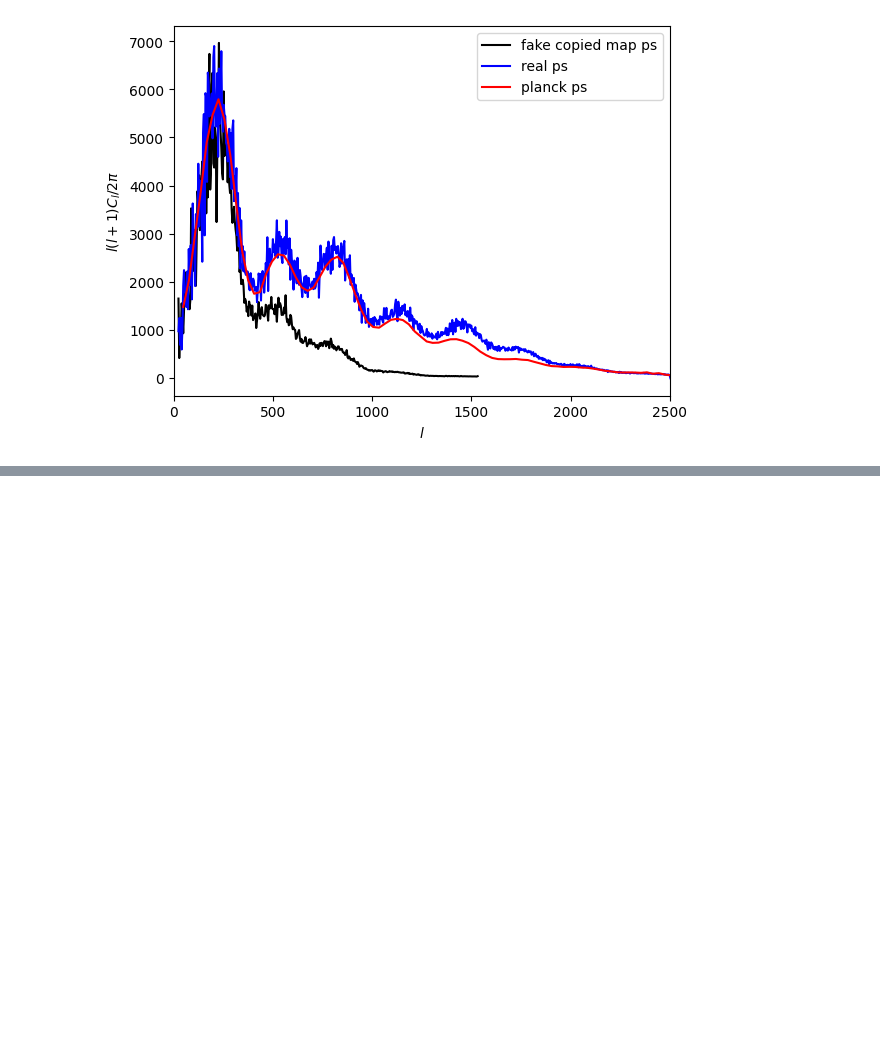
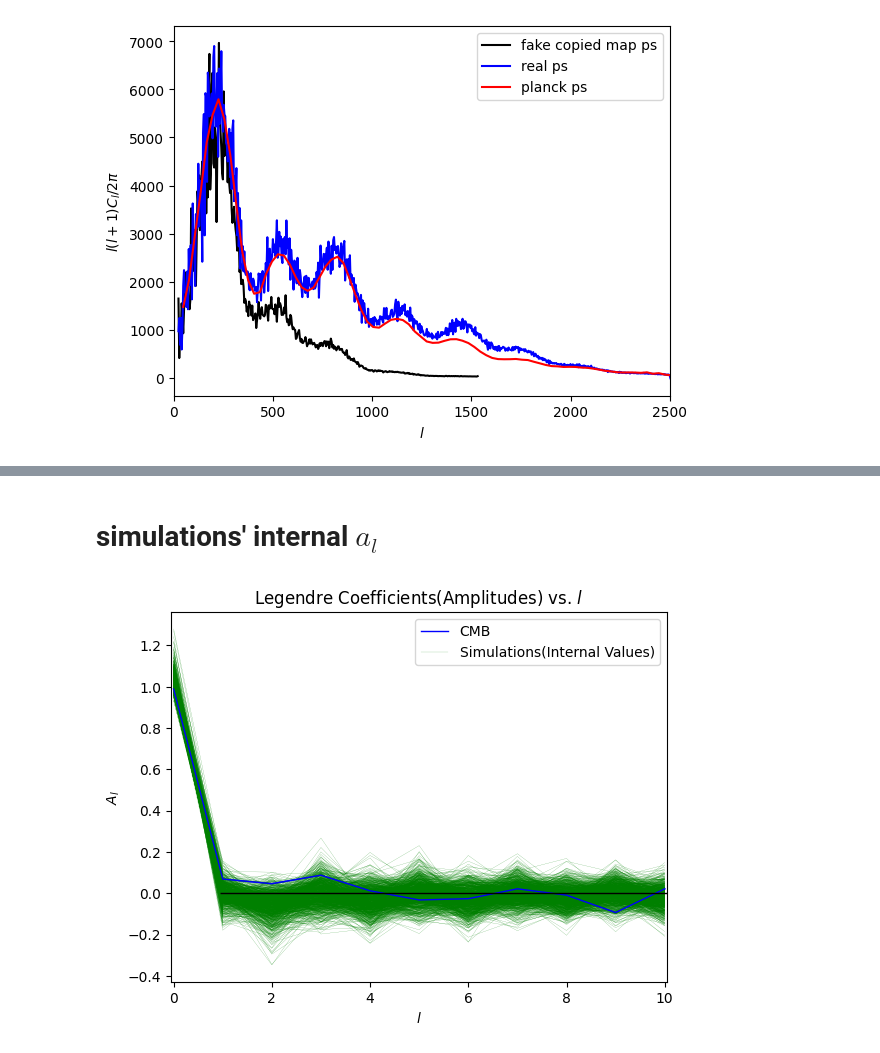
Before and after one commit to jamshidi3d/cmb_anomaly_detection, a Jupyter notebook: plotting.ipynb, the cells around one changed output, grey strips where cells are left out. Cells and saved outputs as stored; diff of their text form; code cells hidden in the pictures; blank space fills up the shorter version.

Commit message:
bulk renaming & sims internal a_l

```diff
--- a/plotting.ipynb
+++ b/plotting.ipynb
@@ -64,0 +74,44 @@ ax.legend(['', 'sims mod_full', 'sims mod_less','cmb'])
+# %% [markdown]
+# simulations' internal $a_l$
+# %%
+import numpy as np
+import matplotlib as mpl, matplotlib.pyplot as plt
+import os
+
+cmb_a_l     = np.loadtxt('./output/cmb_a_l.txt')
+sims_a_l    = np.loadtxt('./output/sims_internal_a_l.txt')
+max_l       = len(cmb_a_l) - 1
+
+fig, ax     = plt.subplots()
+
+avg_sims_result = np.mean(sims_a_l, axis=0)[1:]
+std_sims_result = np.std(sims_a_l, axis=0)[1:]
+l_coeff         = np.arange(max_l + 1)#[1:]
+
+# cmb with errorbars taken from simulations
+ax.plot(l_coeff, cmb_a_l, '-b', linewidth=1)
+
+# ax.errorbar(l_coeff, cmb_a_l[1:], std_sims_result,
+#              color="b", ecolor='red', elinewidth=1,
+#              capsize = 2)
+
+# simulation values with modulation applied
+for i in range(len(sims_a_l)):
+    ax.plot(l_coeff, sims_a_l[i] / 80, '-g', linewidth = .1)
+
+ax.plot(l_coeff, cmb_a_l, '-b', linewidth=1)
+
+ax.legend(['CMB', 'Simulations(Internal Values)'])
+
+# csfont = {'fontname':'CMU Sans Serif'}
+# hfont = {'fontname':'Helvetica'}
+
+margin = 0.05
+ax.hlines([0], xmin = 1 - margin, xmax = max_l + margin, color='k', linestyle='-', linewidth=1)
+ax.set_xlabel(r'$l$')
+ax.set_ylabel(r'$A_l$')
+ax.set_xlim((0 - margin, max_l + margin))
+ax.set_title('Legendre Coefficients(Amplitudes) vs. '+ r'$l$')
+fig.savefig('./output/a_l_sims_internal' + ".pdf", transparent=True)
+# %% [output]
+[figure, added]
```
Also changed, not shown: parts of 3 cells of this notebook, 27 other files.
